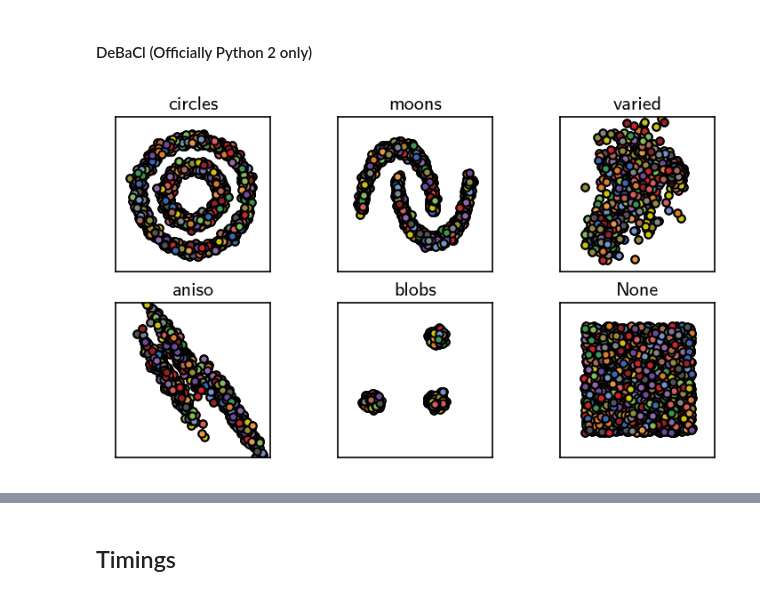
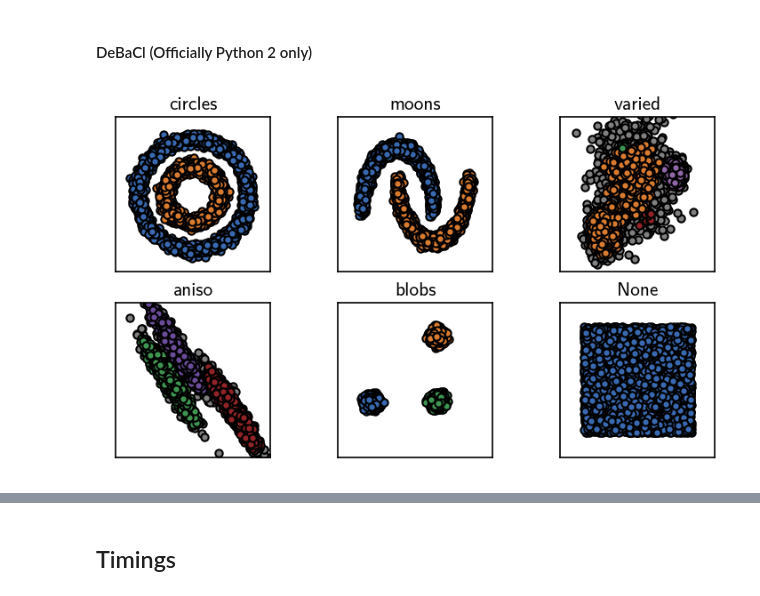
Before and after one commit to janjoswig/CommonNNClustering, a Jupyter notebook: docsrc/benchmark/bm.ipynb, the cells around one changed output, grey strips where cells are left out. Cells and saved outputs as stored; diff of their text form; code cells hidden in the pictures.

```diff
--- a/docsrc/benchmark/bm.ipynb
+++ b/docsrc/benchmark/bm.ipynb
@@ -1073,35 +1155,44 @@ generation_fxns = [
     ]
 
 fit_params = [
     {"k": 10, "prune_threshold": 10},   # circles
     {"k": 10, "prune_threshold": 10},   # moons
     {"k": 10, "prune_threshold": 10},   # varied
     {"k": 10, "prune_threshold": 10},   # aniso
     {"k": 10, "prune_threshold": 10},   # blobs
     {"k": 10, "prune_threshold": 10},   # no structure
     ]
 
-for count, (gen_fxn, params) in enumerate(zip(generation_fxns, fit_params)):
+extraction_params = [
+    {"k": 2, "method": "first-k", "fill_background": True},   # circles
+    {"k": 2, "method": "first-k", "fill_background": True},   # moons
+    {"k": 4, "method": "first-k", "fill_background": True},   # varied
+    {"k": 3, "method": "first-k", "fill_background": True},   # aniso
+    {"k": 3, "method": "first-k", "fill_background": True},   # blobs
+    {"k": 1, "method": "first-k", "fill_background": True},   # no structure
+    ]
+
+for count, (gen_fxn, fparams, eparams) in enumerate(zip(generation_fxns, fit_params, extraction_params)):
     # Fit
     data = gen_fxn(5000)
-    tree = debacl.construct_tree(data, **params)
-    labels = tree.get_clusters() + 1
+    tree = debacl.construct_tree(data, **fparams)
+    labels = tree.get_clusters(**eparams)[:, 1]
 
     # Plot
-    plot_data(data, labels=labels, ax=Ax[count], noise=0)
+    plot_data(data, labels=labels, ax=Ax[count], noise=-1)
     Ax[count].set(**ax_props)
 
     try:
         name = gen_fxn.label
     except AttributeError:
         name = gen_fxn.__name__
 
     Ax[count].set_title(f'{name}', fontsize=10, pad=4)
 
 fig.subplots_adjust(
     left=0, right=1, bottom=0.05, top=0.9, wspace=0, hspace=0.2
     )
 
 plt.show()
 # %% [output]
-[figure, old version]
+[figure, new version]
```
Also changed, not shown: parts of 52 cells of this notebook, 13 other files.
